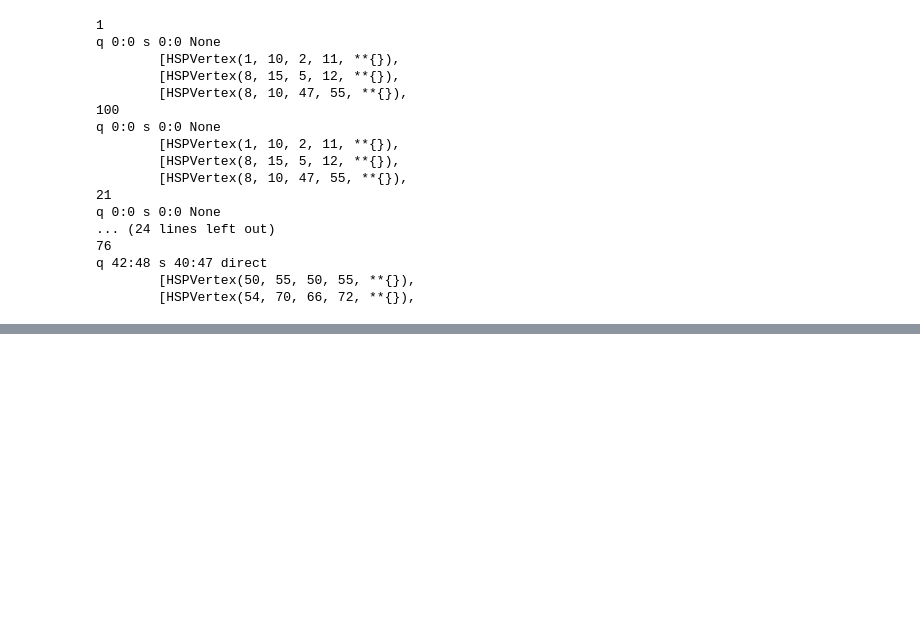
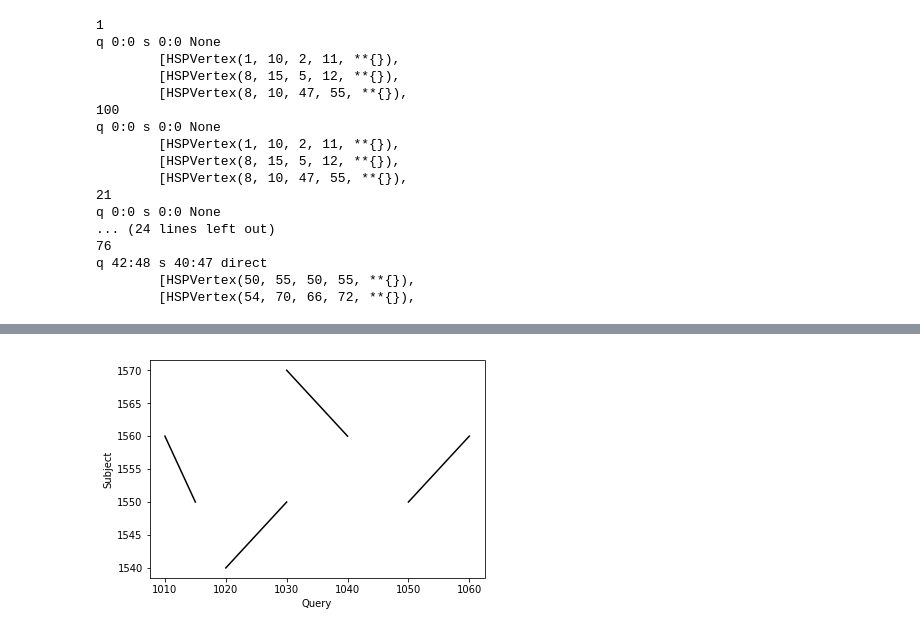
Before and after one commit to dmitrymyl/miscellaneous, a Jupyter notebook: HSP_wiring.ipynb, the cells around one changed output, grey strips where cells are left out. Drawn from its saved outputs; the diff is of its cells as text; code cells hidden in the pictures; blank space fills up the shorter version.

```diff
--- a/HSP_wiring.ipynb
+++ b/HSP_wiring.ipynb
@@ -871,0 +891,6 @@ q 42:48 s 40:47 direct
+# %%
+new_test = test_boundaries.set_zero(1000, 1500)
+# %%
+new_test.plot_alignment()
+# %% [output]
+[figure, added]
```
Also changed, not shown: parts of 16 cells of this notebook.
